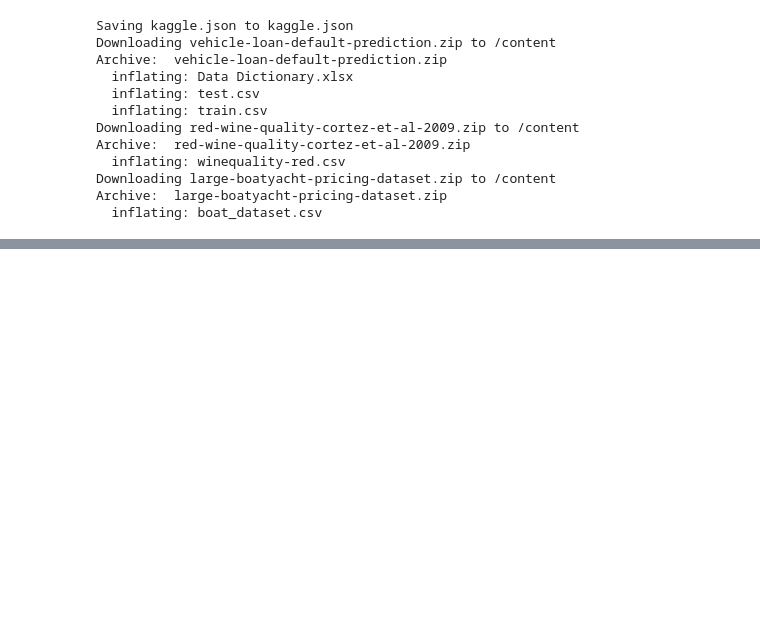
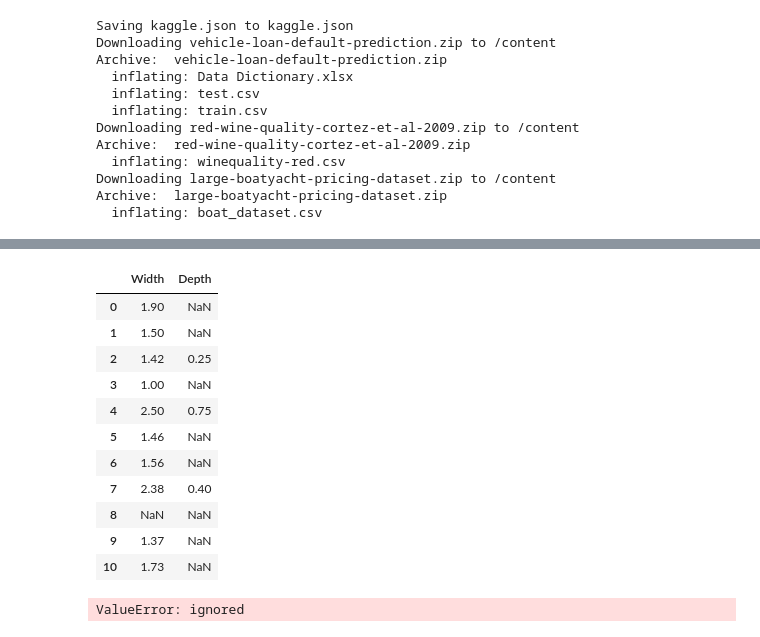
Before and after one commit to D0MOVF/DATA_ACADEMY, a Jupyter notebook: CourseReview3_7.ipynb, the cells around one changed output, grey strips where cells are left out. Saved outputs shown, nothing was run; the diff lists cells and outputs as text; code cells hidden in the pictures; blank space fills up the shorter version.

```diff
--- a/CourseReview3_7.ipynb
+++ b/CourseReview3_7.ipynb
@@ -289,0 +355,19 @@ df[df['Year Built'].between(1995,2010, inclusive="right")][['Cert Number of Peop
+# %%
+df['Length'].unique()
+df['Length'].value_counts(dropna=False)
+df['Length_Clean'] = df['Length'].str.rstrip(' m')
+#df.info()
+df['Length_Clean'].head(11)
+df.head(11)
+
+df['Width_Clean'] = df['Width'].str.rstrip(' m')
+np.round(df['Year Built'],decimals=0)
+df['Depth_Clean'] = df['Depth'].str.rstrip(' m')
+df['Displacement_Clean'] = df['Displacement'].str.rstrip(' kg')
+df.head(11)
+
+df['Length_Clean'] = pd.to_numeric(df['Length_Clean'])
+df['Width_Clean'] = pd.to_numeric(df['Width_Clean'])
+df['Depth_Clean'] = pd.to_numeric(df['Depth_Clean'])
+# df['Displacement_Clean'] = pd.to_numeric(df['Displacement_Clean'])
+df.dtypes
@@ -289,0 +392,50 @@ df[df['Year Built'].between(1995,2010, inclusive="right")][['Cert Number of Peop
+# %%
+df['Length_Clean'].unique()
+df['Length_Clean'].dtypes
+df['Length_Clean'].describe()
+df['Length_Clean'].head(11)
+
+def CellCleaner(series, char):
+
+    '''
+    function that cleans recurring strings
+    '''
+
+    new_series = series.str.rstrip(' m')
+    new_series = pd.to_numeric(new_series)
+
+    return new_series
+
+df[['Width','Depth']].head(11)
+
+#for col in ['Width','Depth']:
+  #df[col] = CellCleaner(df[col], ' m')
+
+df[['Width','Depth']].head(11)
+# %% [output]
+|  | Width | Depth |
+| 0 | 1.90 | NaN |
+| 1 | 1.50 | NaN |
+| 2 | 1.42 | 0.25 |
+| 3 | 1.00 | NaN |
+| 4 | 2.50 | 0.75 |
+| 5 | 1.46 | NaN |
+| 6 | 1.56 | NaN |
+| 7 | 2.38 | 0.40 |
+| 8 | NaN | NaN |
+| 9 | 1.37 | NaN |
+| 10 | 1.73 | NaN |
+# %%
+df['Engine Hours'].head(11)
+
+#def EngineHourCleaner(array, string):
+
+    #new = array.str.rstring(' h')
+    #new = pd.to_numeric(new)
+
+    #return new
+
+#for col in ['Engine Hours']:
+df['Engine Hours'] = CellCleaner(df['Engine Hours'], ' h')
+# %% [output]
+ValueError: ignored
```
Also changed, not shown: parts of 7 cells of this notebook.
